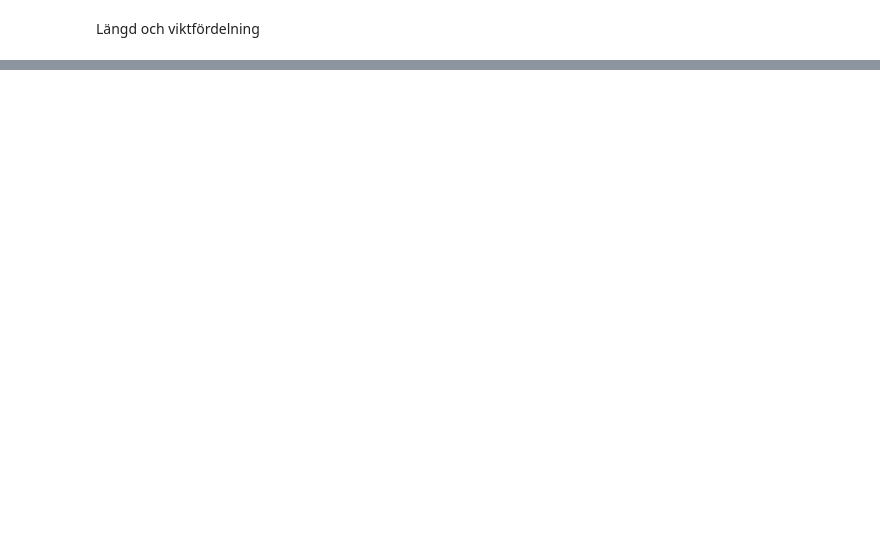
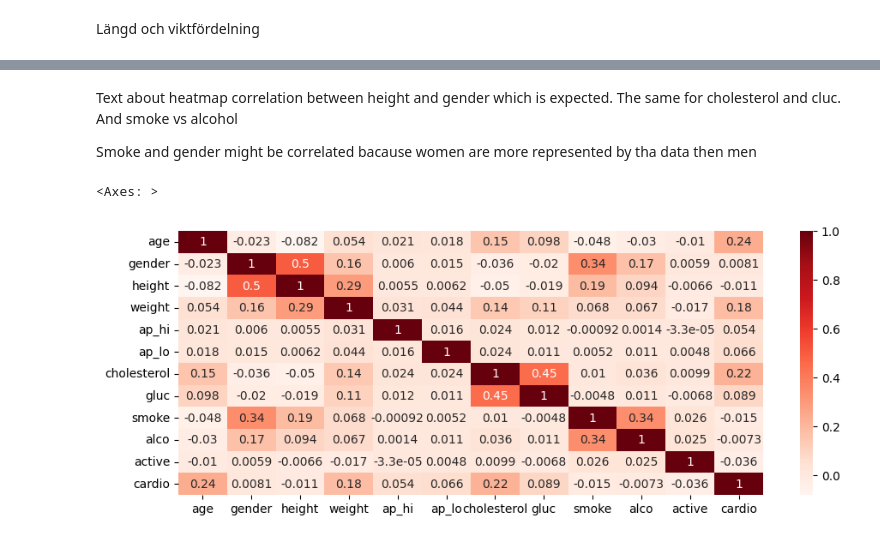
Before and after one commit to Crudeerz/ML-Rasmus-Berghall, a Jupyter notebook: Laboration/code/ml_report.ipynb, the cells around one changed output, grey strips where cells are left out. Drawn from its saved outputs; the diff is of its cells as text; code cells hidden in the pictures; blank space fills up the shorter version.

```diff
--- a/Laboration/code/ml_report.ipynb
+++ b/Laboration/code/ml_report.ipynb
@@ -83,0 +67,11 @@ array(['Men', 'Women'], dtype=object)
+# %% [markdown]
+Text about heatmap
+correlation between height and gender which is expected. The same for cholesterol and cluc. And smoke vs alcohol
+
+Smoke  and gender might be correlated bacause women are more represented by tha data then men
+# %%
+plt.figure(figsize=(11,4))
+sns.heatmap(df.corr(), cmap="Reds", annot=True)
+# %% [output]
+<Axes: >
+[figure, added]
```
Also changed, not shown: parts of 9 cells of this notebook, 3 other files.
